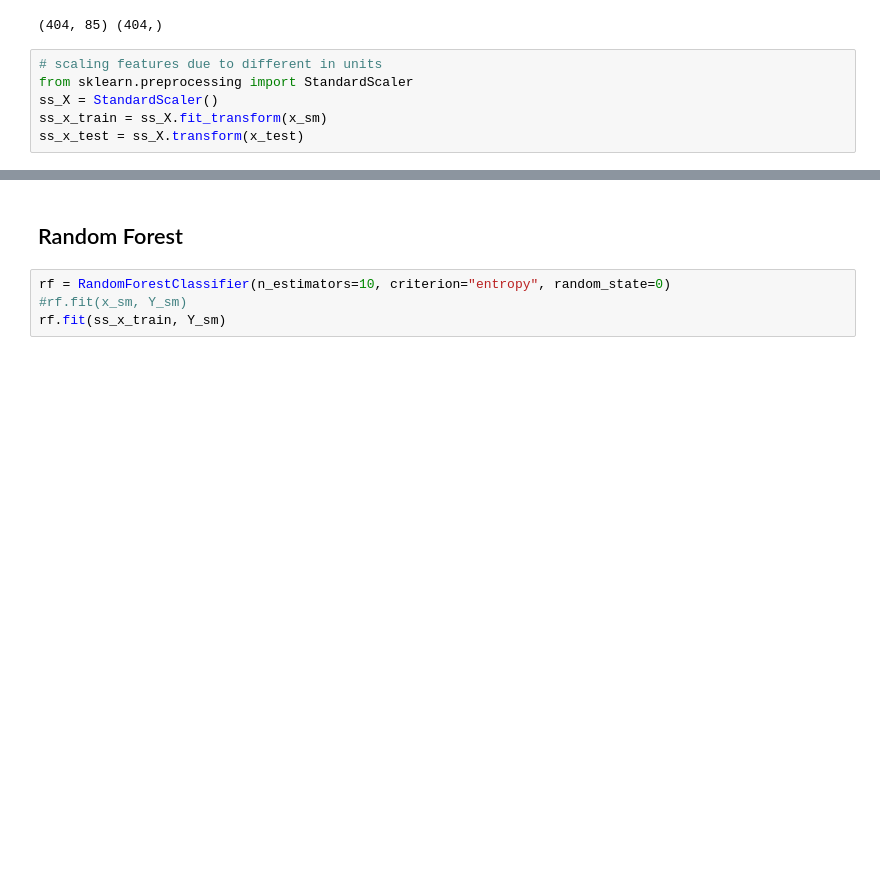
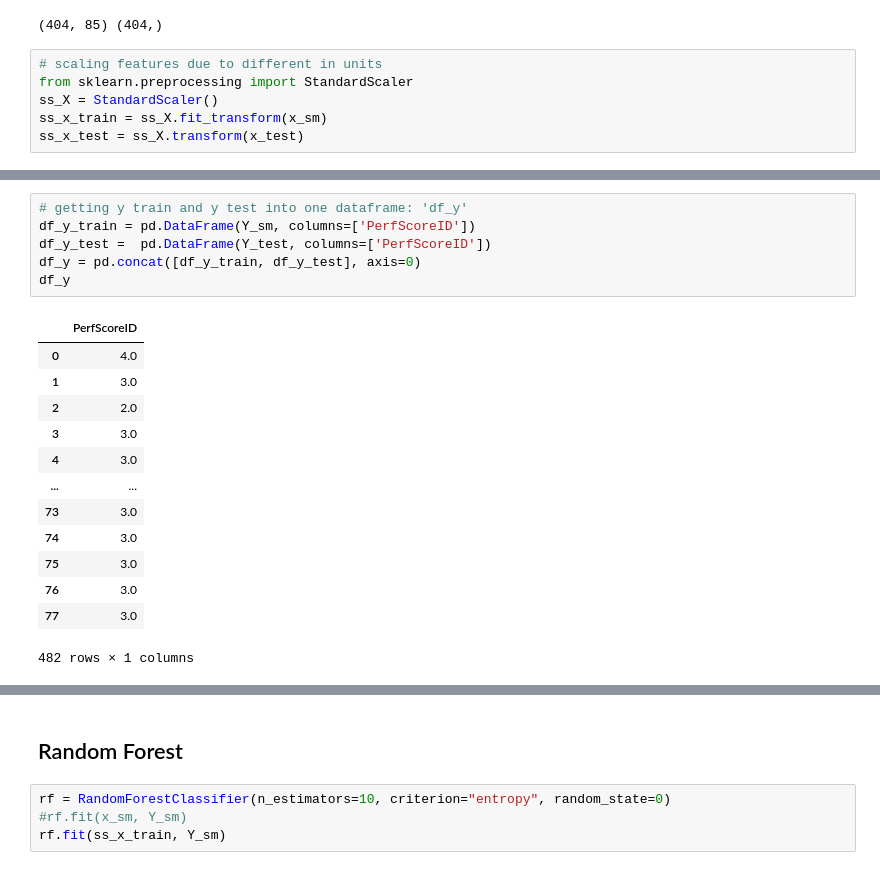
Before and after one commit to simonarahi/AI_HR, a Jupyter notebook: candidate_screening.ipynb, the cells around one changed output, grey strips where cells are left out. Cells and saved outputs as stored; diff of their text form; blank space fills up the shorter version.

```diff
--- a/candidate_screening.ipynb
+++ b/candidate_screening.ipynb
@@ -233,0 +301,20 @@ ss_x_test = ss_X.transform(x_test)
+# %%
+# getting y train and y test into one dataframe: 'df_y'
+df_y_train = pd.DataFrame(Y_sm, columns=['PerfScoreID'])
+df_y_test =  pd.DataFrame(Y_test, columns=['PerfScoreID'])
+df_y = pd.concat([df_y_train, df_y_test], axis=0)
+df_y
+# %% [output]
+|  | PerfScoreID |
+| 0 | 4.0 |
+| 1 | 3.0 |
+| 2 | 2.0 |
+| 3 | 3.0 |
+| 4 | 3.0 |
+| ... | ... |
+| 73 | 3.0 |
+| 74 | 3.0 |
+| 75 | 3.0 |
+| 76 | 3.0 |
+| 77 | 3.0 |
+482 rows × 1 columns
```
Also changed, not shown: parts of 23 cells of this notebook.
